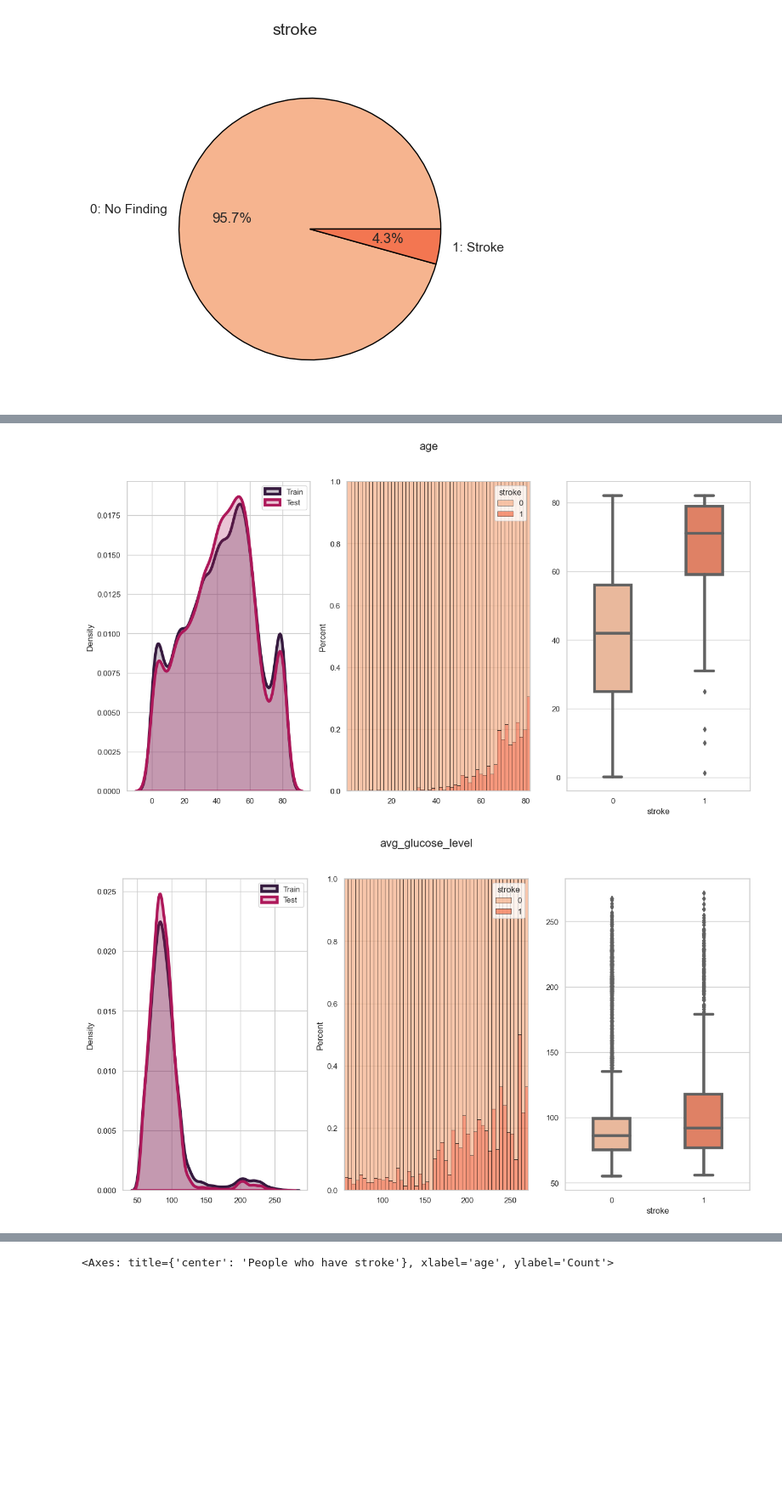
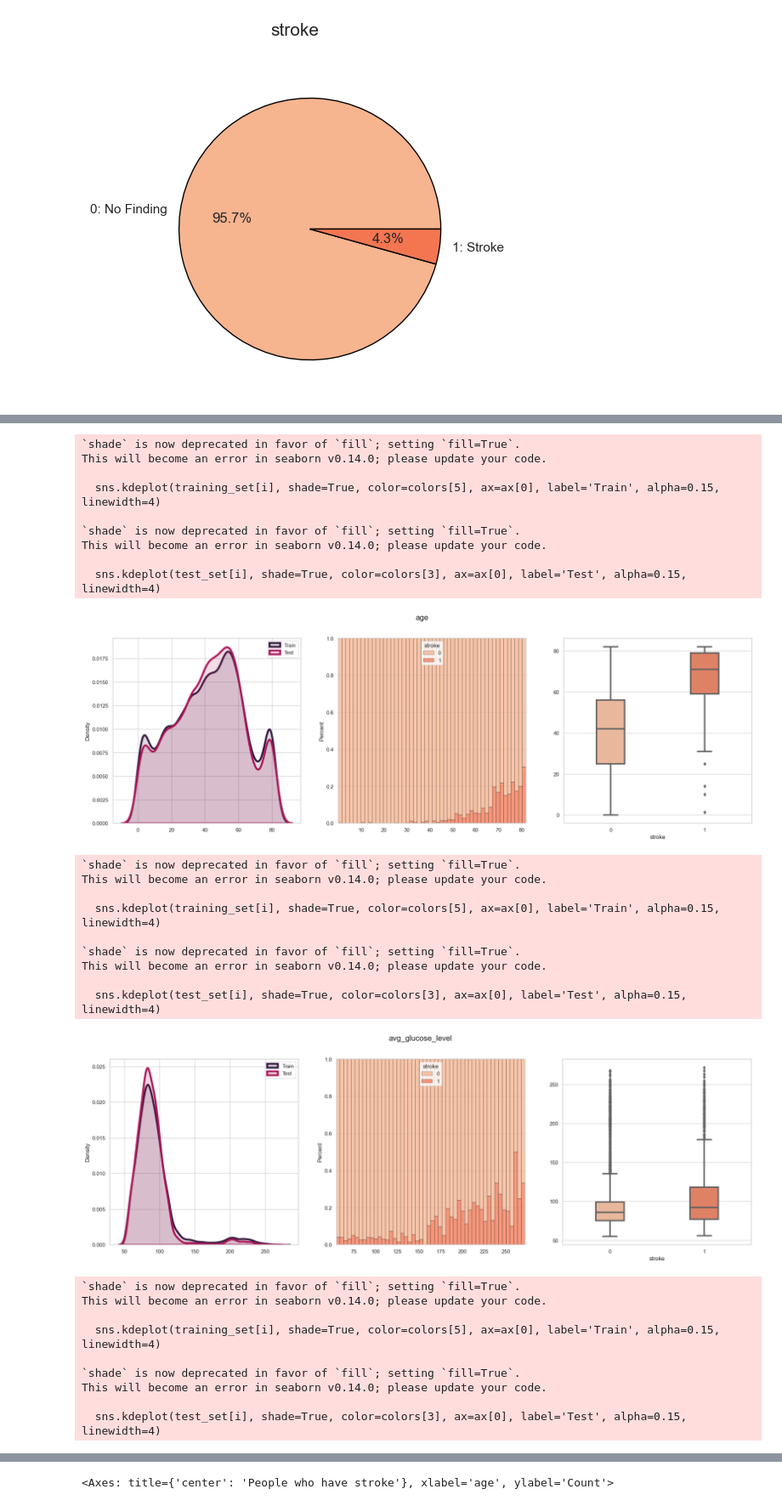
Before and after one commit to YamanAlo/Stroke-Prediction-model, a Jupyter notebook: code/Stroke.ipynb, the cells around one changed output, grey strips where cells are left out. Shown at 85% size. Saved outputs shown, nothing was run; the diff lists cells and outputs as text; code cells hidden in the pictures; blank space fills up the shorter version.

Commit message:
fixed some plots

```diff
--- a/code/Stroke.ipynb
+++ b/code/Stroke.ipynb
@@ -251,34 +311,60 @@ for i in column:
 # %%
 column = ['age', 'avg_glucose_level', 'bmi']
 colors = sns.color_palette("rocket_r")
 
 for i in column:
     sns.set_style('whitegrid')
-    fig, ax = plt.subplots(1, 3, figsize=(16,8))
-    # figure title
+    fig, ax = plt.subplots(1, 3, figsize=(24,7))
+
     fig.suptitle(i, fontsize=16)
 
-    # train / test / original differences
-    sns.kdeplot(training_set[i], fill=True, color=colors[5], ax=ax[0], label='Train', alpha=0.25, linewidth=4)
-    sns.kdeplot(test_set[i], fill=True, color=colors[3], ax=ax[0], label='Test', alpha=0.25, linewidth=4)
+
+    sns.kdeplot(training_set[i], shade=True, color=colors[5], ax=ax[0], label='Train', alpha=0.15, linewidth=4)
+    sns.kdeplot(test_set[i], shade=True, color=colors[3], ax=ax[0], label='Test', alpha=0.15, linewidth=4)
     ax[0].set_xlabel('')
     ax[0].set_ylabel('Density')
     handles, labels = ax[0].get_legend_handles_labels()
     ax[0].legend(handles, labels)
 
-    # Percent stacked barplot
-    sns.histplot(x=i, data=training_set, hue='stroke', bins=50, stat='percent', ax=ax[1], multiple='fill', palette=colors[:2], linewidth=0.4, edgecolor='black')
+
+    sns.histplot(x=i, data=training_set, hue='stroke', bins=50, stat='percent', ax=ax[1], multiple='fill', palette=colors[:2], linewidth=0.3, edgecolor='black')
     ax[1].set_xlabel('')
     legend = ax[1].get_legend()
     handles = legend.legendHandles
     ax[1].legend(handles, ['0', '1'], title='stroke')
 
-    # boxplot
-    sns.boxplot(y=i, x='stroke', data=training_set, width=0.4, ax=ax[2], palette=colors, linewidth=4)
+    sns.boxplot(y=i, x='stroke', data=training_set, width=0.3, ax=ax[2], palette=colors, linewidth=3)
     ax[2].set_xlabel('stroke')
     ax[2].set_ylabel('')
 
     plt.show()
 # %% [output]
+`shade` is now deprecated in favor of `fill`; setting `fill=True`.
+This will become an error in seaborn v0.14.0; please update your code.
+
+  sns.kdeplot(training_set[i], shade=True, color=colors[5], ax=ax[0], label='Train', alpha=0.15, linewidth=4)
+
+`shade` is now deprecated in favor of `fill`; setting `fill=True`.
+This will become an error in seaborn v0.14.0; please update your code.
+
+  sns.kdeplot(test_set[i], shade=True, color=colors[3], ax=ax[0], label='Test', alpha=0.15, linewidth=4)
-[figure, old version]
+[figure, new version]
+`shade` is now deprecated in favor of `fill`; setting `fill=True`.
+This will become an error in seaborn v0.14.0; please update your code.
+
+  sns.kdeplot(training_set[i], shade=True, color=colors[5], ax=ax[0], label='Train', alpha=0.15, linewidth=4)
+
+`shade` is now deprecated in favor of `fill`; setting `fill=True`.
+This will become an error in seaborn v0.14.0; please update your code.
+
+  sns.kdeplot(test_set[i], shade=True, color=colors[3], ax=ax[0], label='Test', alpha=0.15, linewidth=4)
-[figure, old version]
+[figure, new version]
+`shade` is now deprecated in favor of `fill`; setting `fill=True`.
+This will become an error in seaborn v0.14.0; please update your code.
+
+  sns.kdeplot(training_set[i], shade=True, color=colors[5], ax=ax[0], label='Train', alpha=0.15, linewidth=4)
+
+`shade` is now deprecated in favor of `fill`; setting `fill=True`.
+This will become an error in seaborn v0.14.0; please update your code.
+
+  sns.kdeplot(test_set[i], shade=True, color=colors[3], ax=ax[0], label='Test', alpha=0.15, linewidth=4)
```
Also changed, not shown: parts of 9 cells of this notebook.
